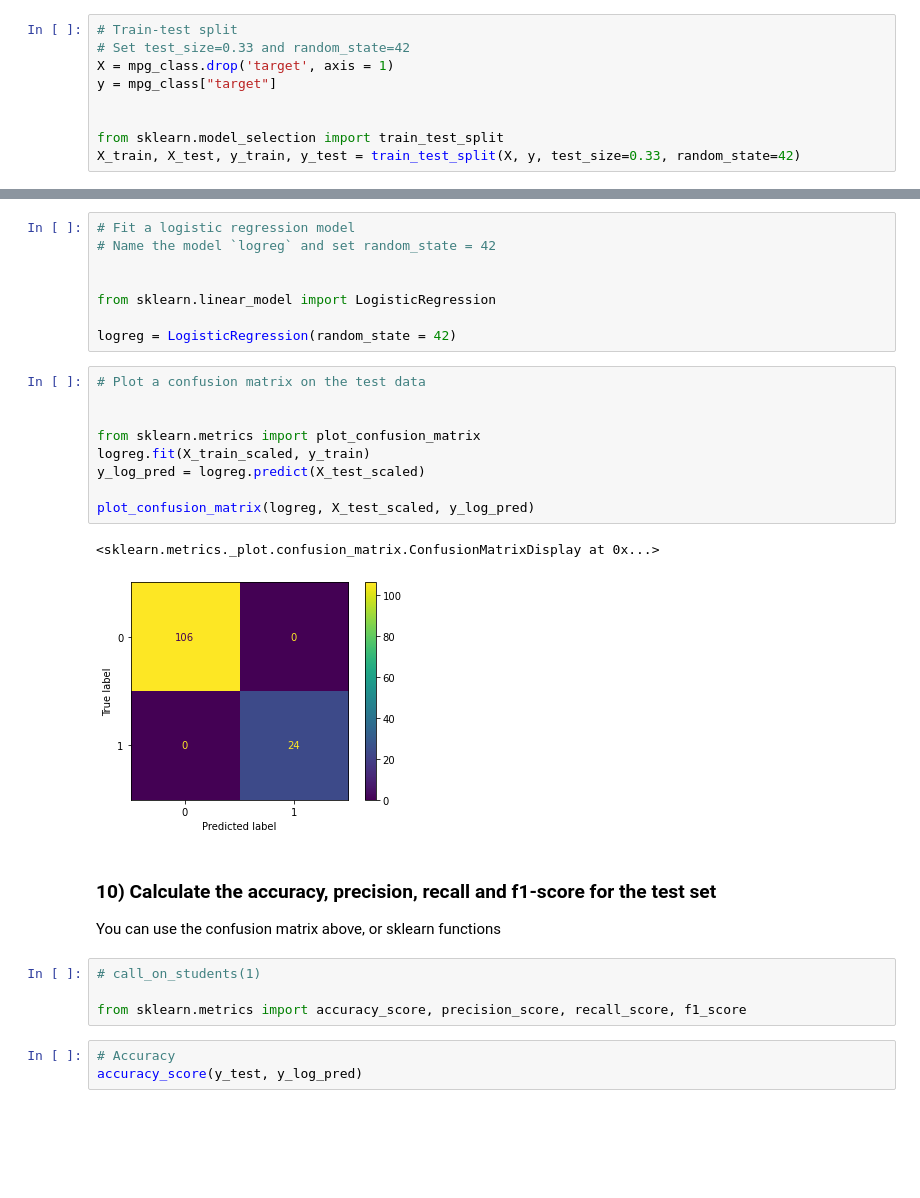
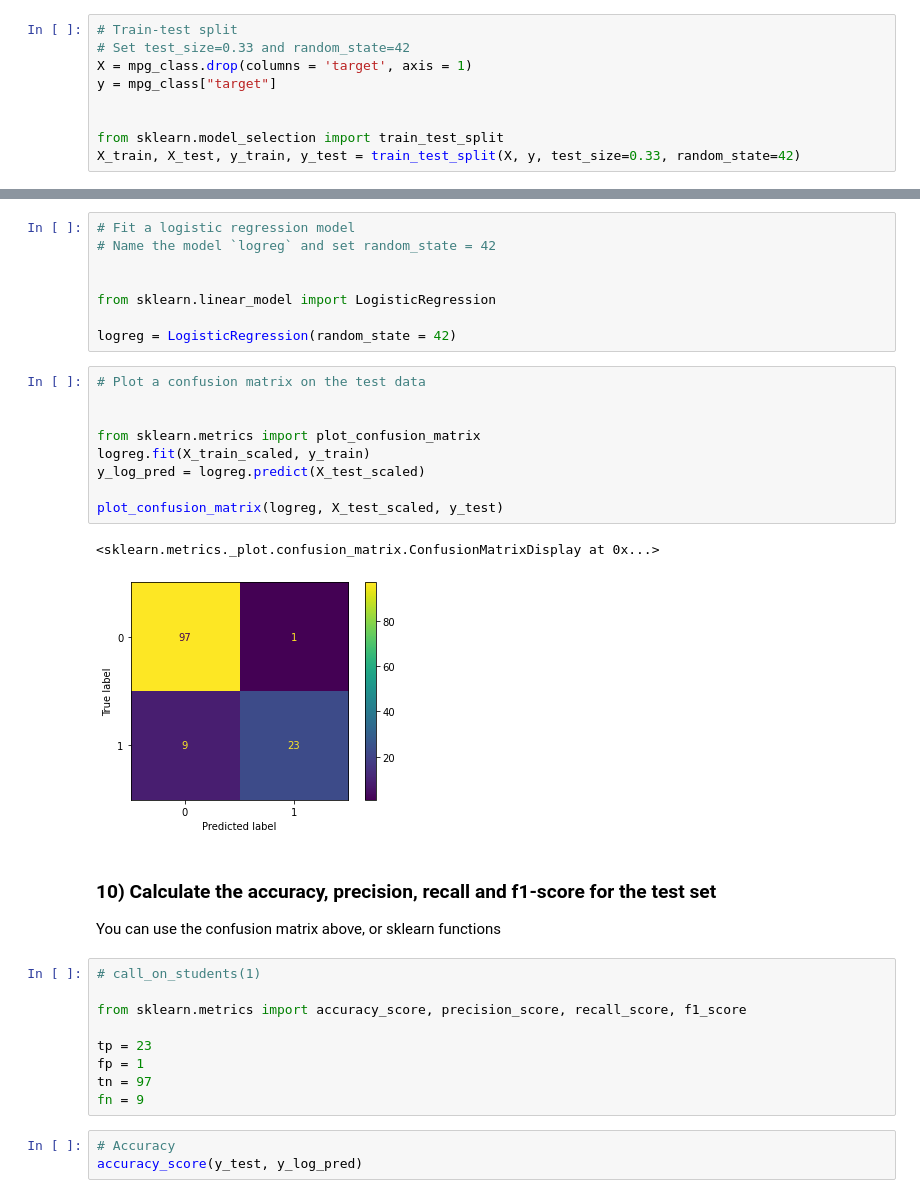
Before and after one commit to njw27/P3_CC_review, a Jupyter notebook: P3-Code-Challenge-Review-students.ipynb, the cells around one changed output, grey strips where cells are left out. Cells and saved outputs as stored; diff of their text form; blank space fills up the shorter version.

```diff
--- a/P3-Code-Challenge-Review-students.ipynb
+++ b/P3-Code-Challenge-Review-students.ipynb
@@ -117,7 +130,7 @@ mpg_class.head()
 # %%
 # Train-test split
 # Set test_size=0.33 and random_state=42
-X = mpg_class.drop('target', axis = 1)
+X = mpg_class.drop(columns = 'target', axis = 1)
 y = mpg_class["target"]
 
 
@@ -198,15 +223,15 @@ logreg = LogisticRegression(random_state = 42)
 # %%
 # Plot a confusion matrix on the test data
 
 
 from sklearn.metrics import plot_confusion_matrix
 logreg.fit(X_train_scaled, y_train)
 y_log_pred = logreg.predict(X_test_scaled)
 
-plot_confusion_matrix(logreg, X_test_scaled, y_log_pred)
+plot_confusion_matrix(logreg, X_test_scaled, y_test)
 # %% [output]
 <sklearn.metrics._plot.confusion_matrix.ConfusionMatrixDisplay at 0x...>
-[figure, old version]
+[figure, new version]
 # %% [markdown]
 ### 10) Calculate the accuracy, precision, recall and f1-score for the test set
 
@@ -215,6 +240,11 @@ You can use the confusion matrix above, or sklearn functions
 # call_on_students(1)
 
 from sklearn.metrics import accuracy_score, precision_score, recall_score, f1_score
+
+tp = 23
+fp = 1
+tn = 97
+fn = 9
 # %%
 # Accuracy
 accuracy_score(y_test, y_log_pred)
```
Also changed, not shown: parts of 13 cells of this notebook.
